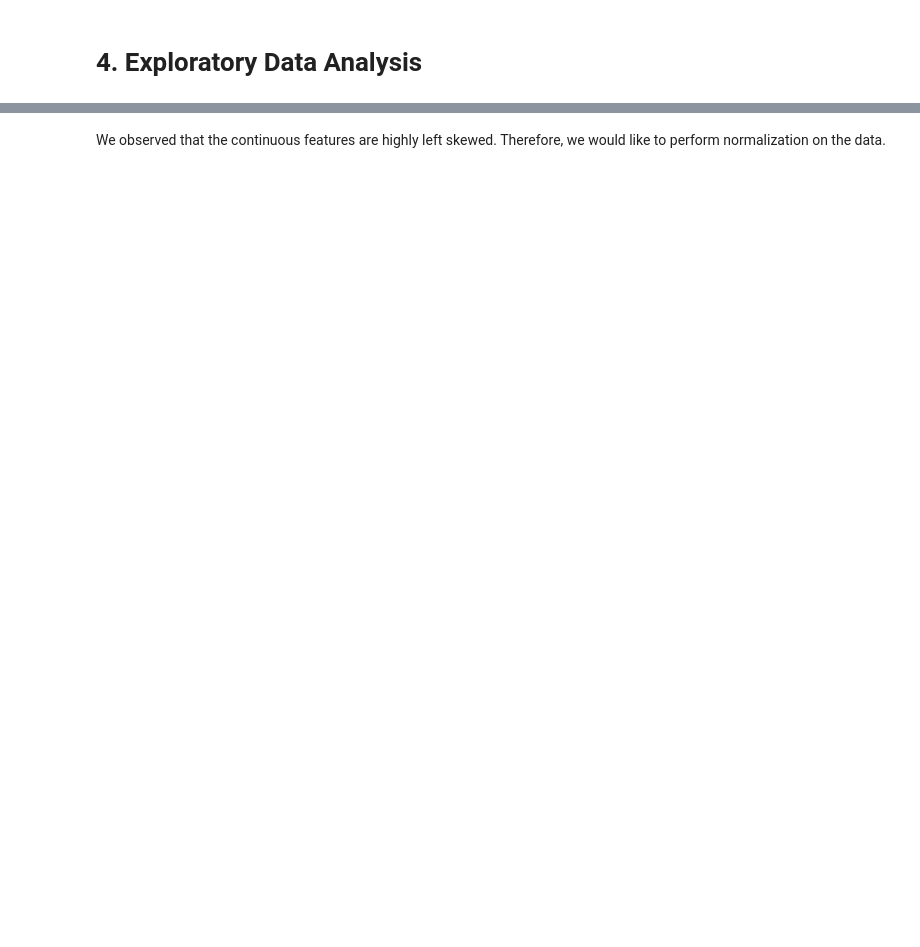
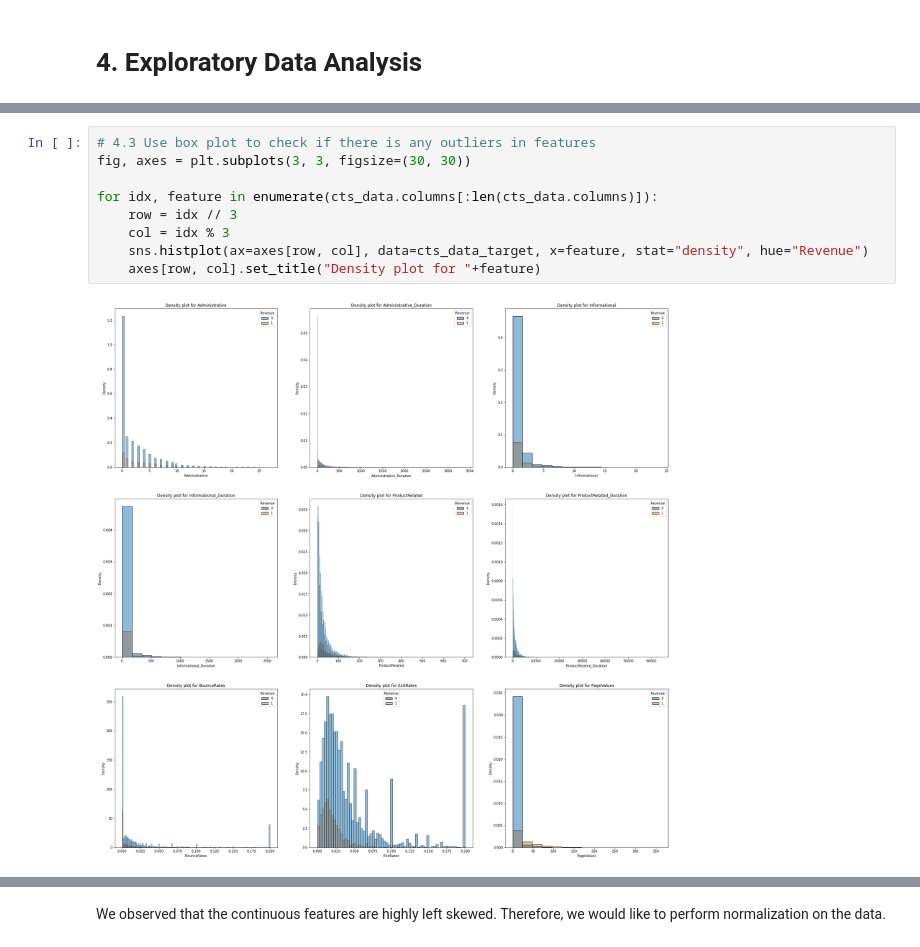
Before and after one commit to hea0516/shopping_intention_classification, a Jupyter notebook: src/data_preprocessing.ipynb, the cells around one changed output, grey strips where cells are left out. Cells and saved outputs as stored; diff of their text form; blank space fills up the shorter version.

```diff
--- a/src/data_preprocessing.ipynb
+++ b/src/data_preprocessing.ipynb
@@ -133,0 +193,11 @@ Summary Statistics
+# %%
+# 4.3 Use box plot to check if there is any outliers in features
+fig, axes = plt.subplots(3, 3, figsize=(30, 30))
+
+for idx, feature in enumerate(cts_data.columns[:len(cts_data.columns)]):
+    row = idx // 3
+    col = idx % 3
+    sns.histplot(ax=axes[row, col], data=cts_data_target, x=feature, stat="density", hue="Revenue")
+    axes[row, col].set_title("Density plot for "+feature)
+# %% [output]
+[figure, added]
```
Also changed, not shown: parts of 23 cells of this notebook, 1 other file.
